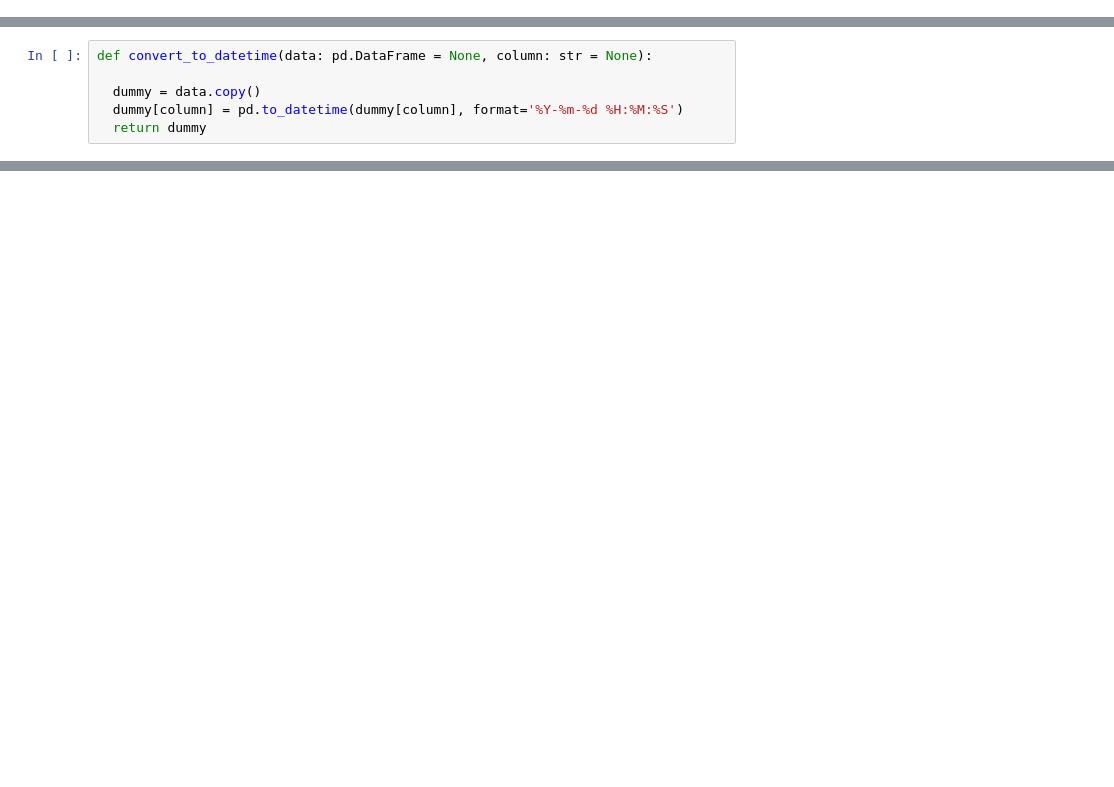
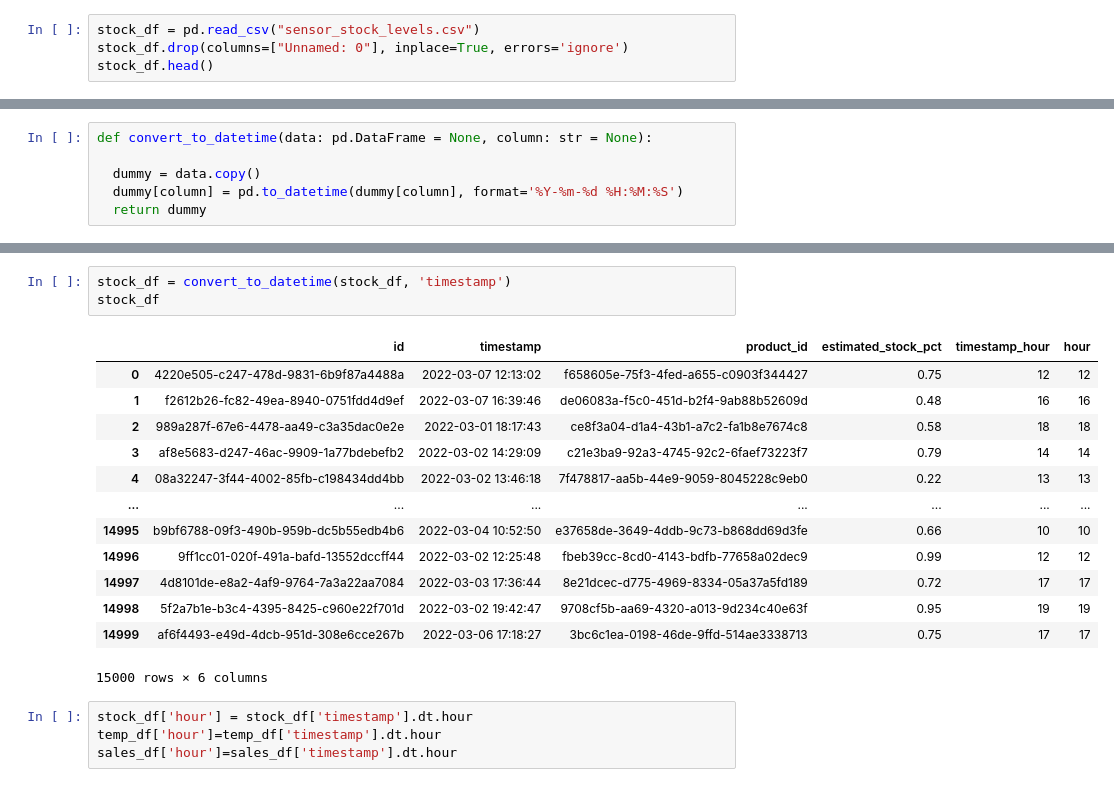
Before and after one commit to DOMINION-JOHN1/Cognizant_artificial_intelligence_project, a Jupyter notebook: cognizant_AI_project.ipynb, the cells around one changed output, grey strips where cells are left out. Saved outputs shown, nothing was run; the diff lists cells and outputs as text; blank space fills up the shorter version.

```diff
--- a/cognizant_AI_project.ipynb
+++ b/cognizant_AI_project.ipynb
@@ -97,0 +82,4 @@ sns.pairplot(data=df)
+# %%
+stock_df = pd.read_csv("sensor_stock_levels.csv")
+stock_df.drop(columns=["Unnamed: 0"], inplace=True, errors='ignore')
+stock_df.head()
@@ -139,0 +133,21 @@ df
+# %%
+stock_df = convert_to_datetime(stock_df, 'timestamp')
+stock_df
+# %% [output]
+|  | id | timestamp | product_id | estimated_stock_pct | timestamp_hour | hour |
+| 0 | 4220e505-c247-478d-9831-6b9f87a4488a | 2022-03-07 12:13:02 | f658605e-75f3-4fed-a655-c0903f344427 | 0.75 | 12 | 12 |
+| 1 | f2612b26-fc82-49ea-8940-0751fdd4d9ef | 2022-03-07 16:39:46 | de06083a-f5c0-451d-b2f4-9ab88b52609d | 0.48 | 16 | 16 |
+| 2 | 989a287f-67e6-4478-aa49-c3a35dac0e2e | 2022-03-01 18:17:43 | ce8f3a04-d1a4-43b1-a7c2-fa1b8e7674c8 | 0.58 | 18 | 18 |
+| 3 | af8e5683-d247-46ac-9909-1a77bdebefb2 | 2022-03-02 14:29:09 | c21e3ba9-92a3-4745-92c2-6faef73223f7 | 0.79 | 14 | 14 |
+| 4 | 08a32247-3f44-4002-85fb-c198434dd4bb | 2022-03-02 13:46:18 | 7f478817-aa5b-44e9-9059-8045228c9eb0 | 0.22 | 13 | 13 |
+| ... | ... | ... | ... | ... | ... | ... |
+| 14995 | b9bf6788-09f3-490b-959b-dc5b55edb4b6 | 2022-03-04 10:52:50 | e37658de-3649-4ddb-9c73-b868dd69d3fe | 0.66 | 10 | 10 |
+| 14996 | 9ff1cc01-020f-491a-bafd-13552dccff44 | 2022-03-02 12:25:48 | fbeb39cc-8cd0-4143-bdfb-77658a02dec9 | 0.99 | 12 | 12 |
+| 14997 | 4d8101de-e8a2-4af9-9764-7a3a22aa7084 | 2022-03-03 17:36:44 | 8e21dcec-d775-4969-8334-05a37a5fd189 | 0.72 | 17 | 17 |
+| 14998 | 5f2a7b1e-b3c4-4395-8425-c960e22f701d | 2022-03-02 19:42:47 | 9708cf5b-aa69-4320-a013-9d234c40e63f | 0.95 | 19 | 19 |
+| 14999 | af6f4493-e49d-4dcb-951d-308e6cce267b | 2022-03-06 17:18:27 | 3bc6c1ea-0198-46de-9ffd-514ae3338713 | 0.75 | 17 | 17 |
+15000 rows × 6 columns
+# %%
+stock_df['hour'] = stock_df['timestamp'].dt.hour
+temp_df['hour']=temp_df['timestamp'].dt.hour
+sales_df['hour']=sales_df['timestamp'].dt.hour
```
Also changed, not shown: parts of 43 cells of this notebook.
